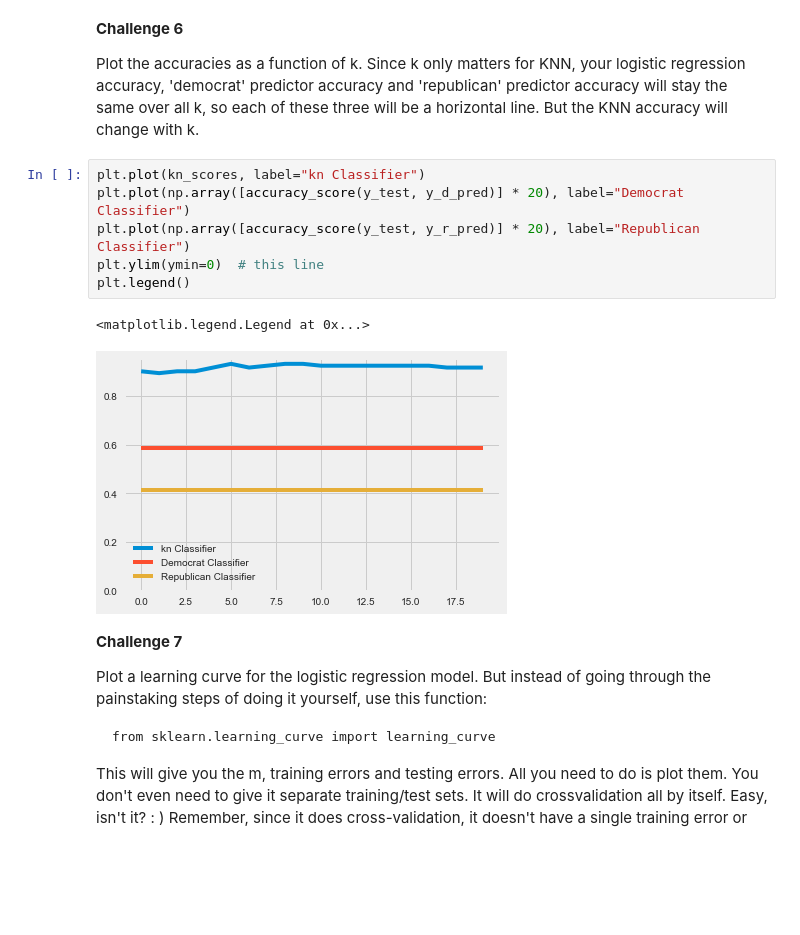
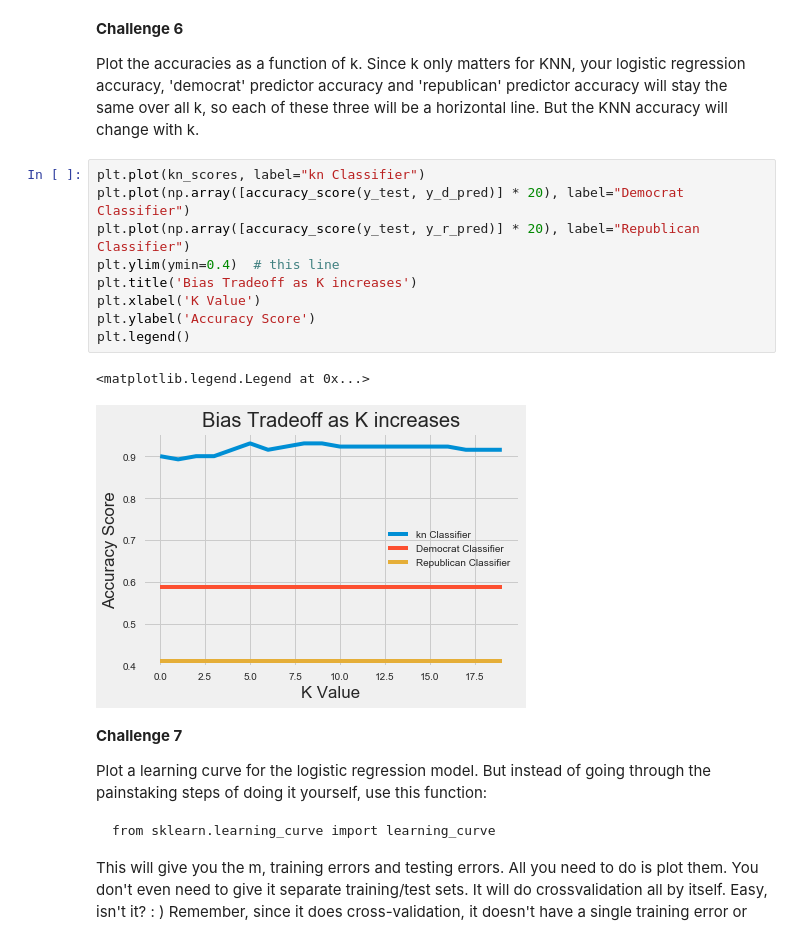
Before and after one commit to Ifeadewumi/metis_work, a Jupyter notebook: challenges/Challenge 7.ipynb, the cells around one changed output. Saved outputs shown, nothing was run; the diff lists cells and outputs as text; blank space fills up the shorter version.

```diff
--- a/challenges/Challenge 7.ipynb
+++ b/challenges/Challenge 7.ipynb
@@ -215,12 +186,15 @@ Plot the accuracies as a function of k. Since k only matters for KNN, your logis
 # %%
 plt.plot(kn_scores, label="kn Classifier")
 plt.plot(np.array([accuracy_score(y_test, y_d_pred)] * 20), label="Democrat Classifier")
 plt.plot(np.array([accuracy_score(y_test, y_r_pred)] * 20), label="Republican Classifier")
-plt.ylim(ymin=0)  # this line
+plt.ylim(ymin=0.4)  # this line
+plt.title('Bias Tradeoff as K increases')
+plt.xlabel('K Value')
+plt.ylabel('Accuracy Score')
 plt.legend()
 # %% [output]
 <matplotlib.legend.Legend at 0x...>
-[figure, old version]
+[figure, new version]
 # %% [markdown]
 
 **Challenge 7**
```
Also changed, not shown: parts of 30 cells of this notebook.
